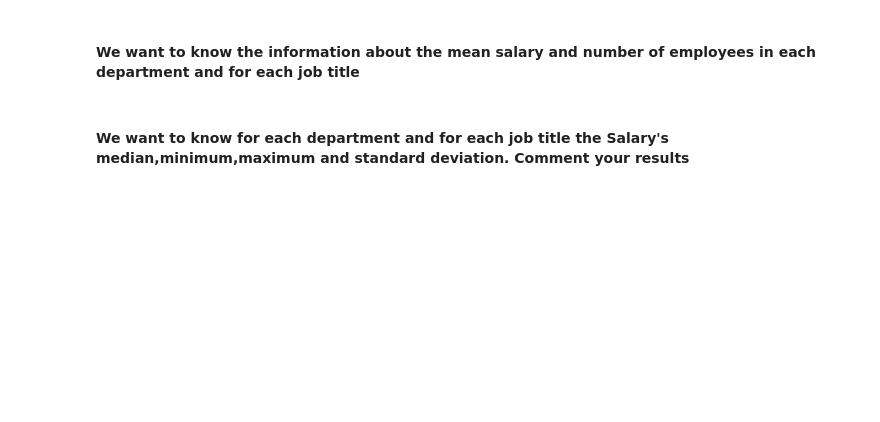
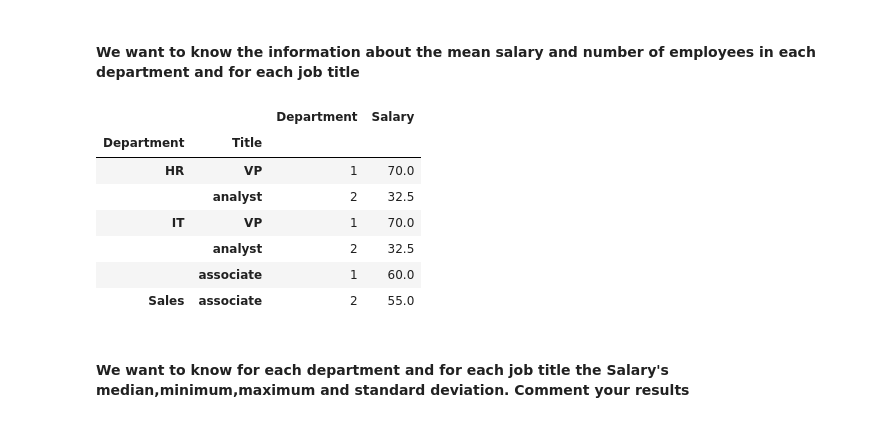
Before and after one commit to herreradelduque/dataptmad1019, a Jupyter notebook: module-2/lab-pivot-table-and-correlation/your_code/main.ipynb, the cells around one changed output. Saved outputs shown, nothing was run; the diff lists cells and outputs as text; code cells hidden in the pictures; blank space fills up the shorter version.

```diff
--- a/module-2/lab-pivot-table-and-correlation/your_code/main.ipynb
+++ b/module-2/lab-pivot-table-and-correlation/your_code/main.ipynb
@@ -39,2 +88,15 @@ import pandas as pd
+# %%
+# your answer here
+employee_mean_salary = pd.pivot_table(employee,values=['Salary'],index=['Department','Title'],aggfunc={'Salary':np.mean,'Department':np.count_nonzero})
+employee_mean_salary
+# %% [output]
+|  |  | Department | Salary |
+| Department | Title |  |  |
+| HR | VP | 1 | 70.0 |
+|  | analyst | 2 | 32.5 |
+| IT | VP | 1 | 70.0 |
+|  | analyst | 2 | 32.5 |
+|  | associate | 1 | 60.0 |
+| Sales | associate | 2 | 55.0 |
 # %% [markdown]
 #### We want to know for each department and for each job title the Salary's median,minimum,maximum and standard deviation. Comment your results
```
Also changed, not shown: parts of 20 cells of this notebook.
